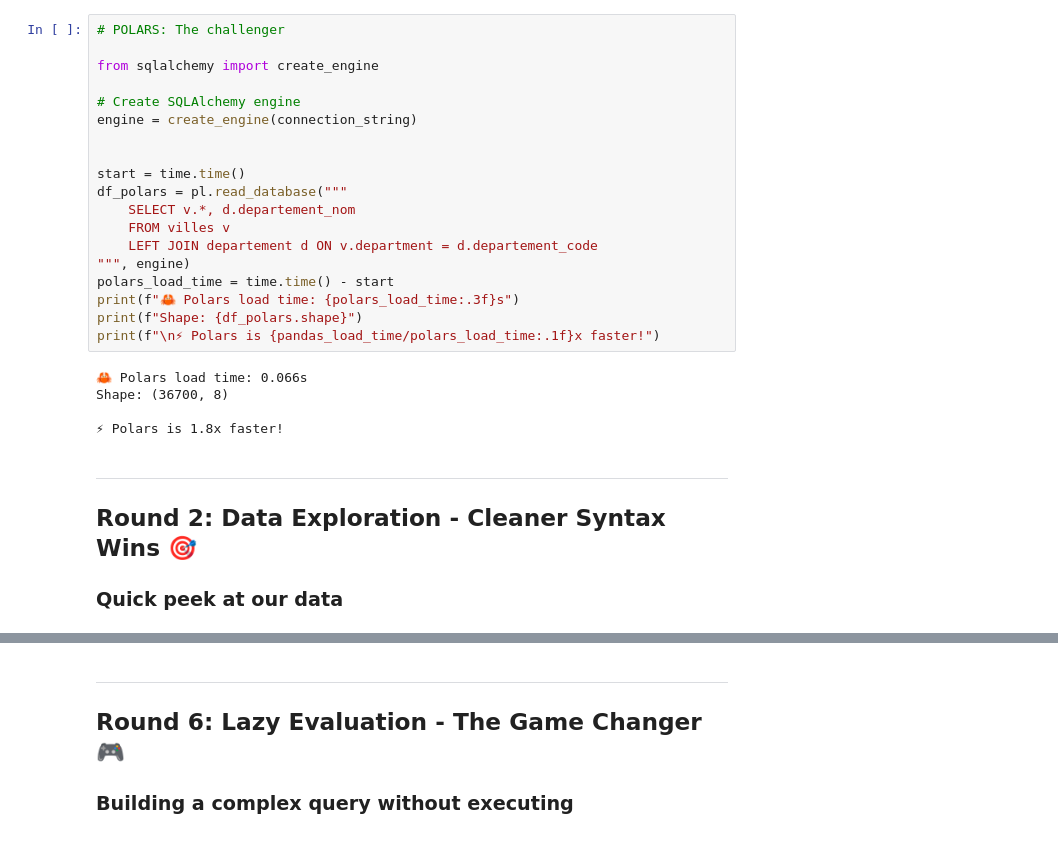
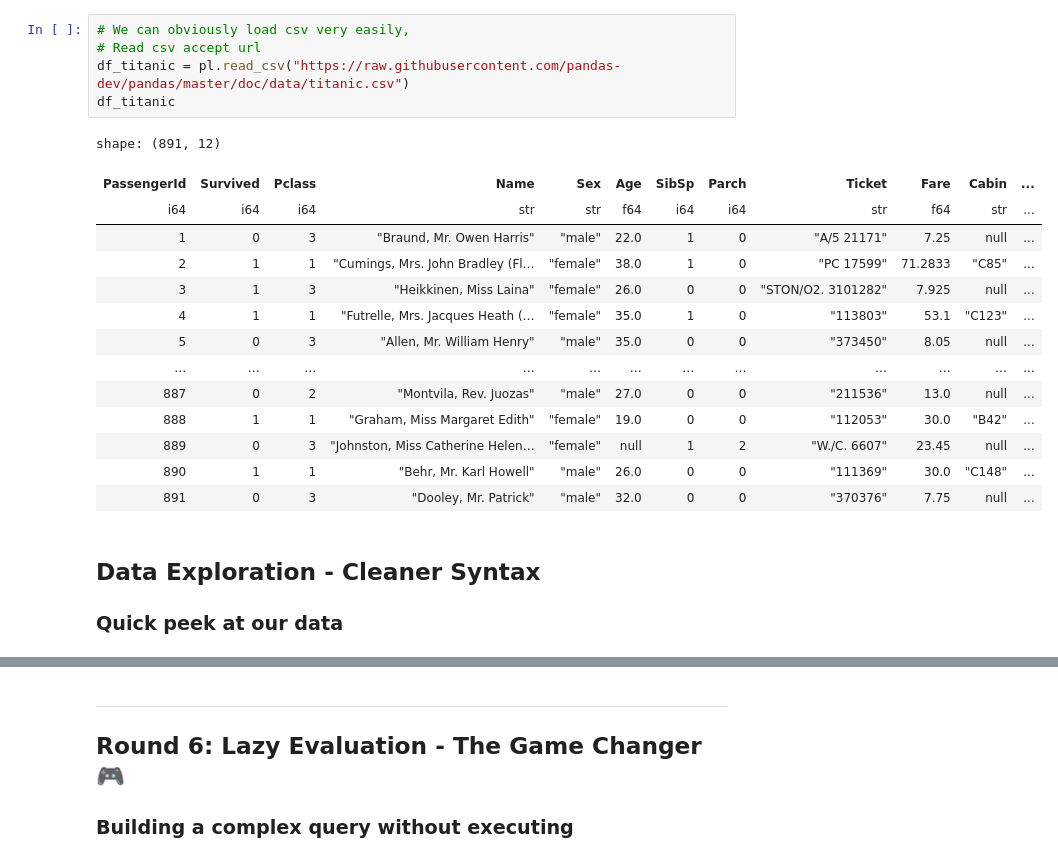
Before and after one commit to KnuxV/advanced_programming_python, a Jupyter notebook: code-examples/05-polars_vs_pandas.ipynb, the cells around one changed output, grey strips where cells are left out. Cells and saved outputs as stored; diff of their text form.

Commit message:
Enhance Polars vs Pandas notebook with new examples and lazy evaluation techniques

```diff
--- a/code-examples/05-polars_vs_pandas.ipynb
+++ b/code-examples/05-polars_vs_pandas.ipynb
@@ -35,30 +43,24 @@ Shape: (36700, 8)
-# %%
-# POLARS: The challenger
-
-from sqlalchemy import create_engine
-
-# Create SQLAlchemy engine
-engine = create_engine(connection_string)
-
-
-start = time.time()
-df_polars = pl.read_database("""
-    SELECT v.*, d.departement_nom
-    FROM villes v
-    LEFT JOIN departement d ON v.department = d.departement_code
-""", engine)
-polars_load_time = time.time() - start
-print(f"🦀 Polars load time: {polars_load_time:.3f}s")
-print(f"Shape: {df_polars.shape}")
-print(f"\n⚡ Polars is {pandas_load_time/polars_load_time:.1f}x faster!")
-# %% [output]
-🦀 Polars load time: 0.066s
-Shape: (36700, 8)
-
-⚡ Polars is 1.8x faster!
+# %%
+# We can obviously load csv very easily,
+# Read csv accept url
+df_titanic = pl.read_csv("https://raw.githubusercontent.com/pandas-dev/pandas/master/doc/data/titanic.csv")
+df_titanic
+# %% [output]
+shape: (891, 12)
+| PassengerId | Survived | Pclass | Name | Sex | Age | SibSp | Parch | Ticket | Fare | Cabin | ... |
+| i64 | i64 | i64 | str | str | f64 | i64 | i64 | str | f64 | str | ... |
+| 1 | 0 | 3 | "Braund, Mr. Owen Harris" | "male" | 22.0 | 1 | 0 | "A/5 21171" | 7.25 | null | ... |
+| 2 | 1 | 1 | "Cumings, Mrs. John Bradley (Fl… | "female" | 38.0 | 1 | 0 | "PC 17599" | 71.2833 | "C85" | ... |
+| 3 | 1 | 3 | "Heikkinen, Miss Laina" | "female" | 26.0 | 0 | 0 | "STON/O2. 3101282" | 7.925 | null | ... |
+| 4 | 1 | 1 | "Futrelle, Mrs. Jacques Heath (… | "female" | 35.0 | 1 | 0 | "113803" | 53.1 | "C123" | ... |
+| 5 | 0 | 3 | "Allen, Mr. William Henry" | "male" | 35.0 | 0 | 0 | "373450" | 8.05 | null | ... |
+| … | … | … | … | … | … | … | … | … | … | … | ... |
+| 887 | 0 | 2 | "Montvila, Rev. Juozas" | "male" | 27.0 | 0 | 0 | "211536" | 13.0 | null | ... |
+| 888 | 1 | 1 | "Graham, Miss Margaret Edith" | "female" | 19.0 | 0 | 0 | "112053" | 30.0 | "B42" | ... |
+| 889 | 0 | 3 | "Johnston, Miss Catherine Helen… | "female" | null | 1 | 2 | "W./C. 6607" | 23.45 | null | ... |
+| 890 | 1 | 1 | "Behr, Mr. Karl Howell" | "male" | 26.0 | 0 | 0 | "111369" | 30.0 | "C148" | ... |
+| 891 | 0 | 3 | "Dooley, Mr. Patrick" | "male" | 32.0 | 0 | 0 | "370376" | 7.75 | null | ... |
 # %% [markdown]
----
-
-## Round 2: Data Exploration - Cleaner Syntax Wins 🎯
+## Data Exploration - Cleaner Syntax
 
 ### Quick peek at our data
```
Also changed, not shown: parts of 34 cells of this notebook.
